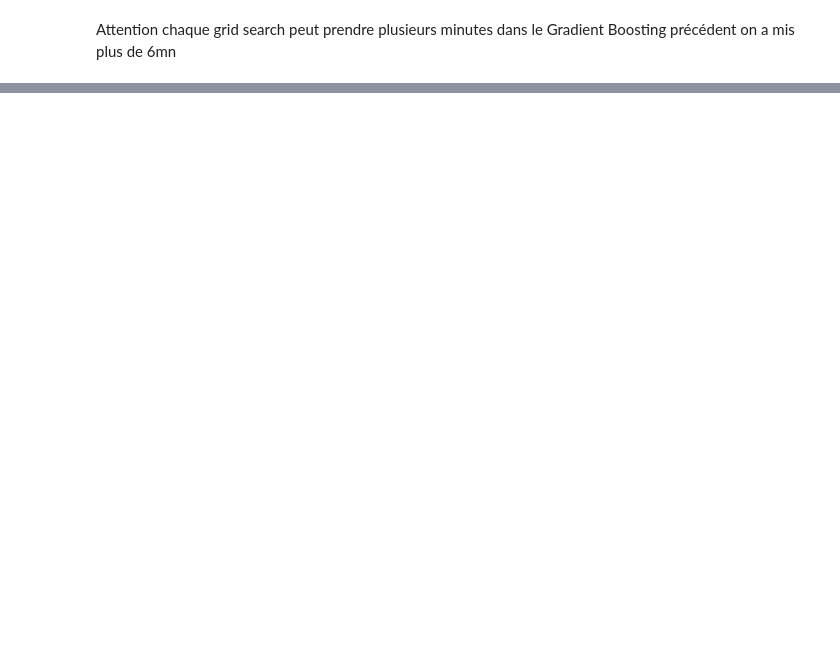
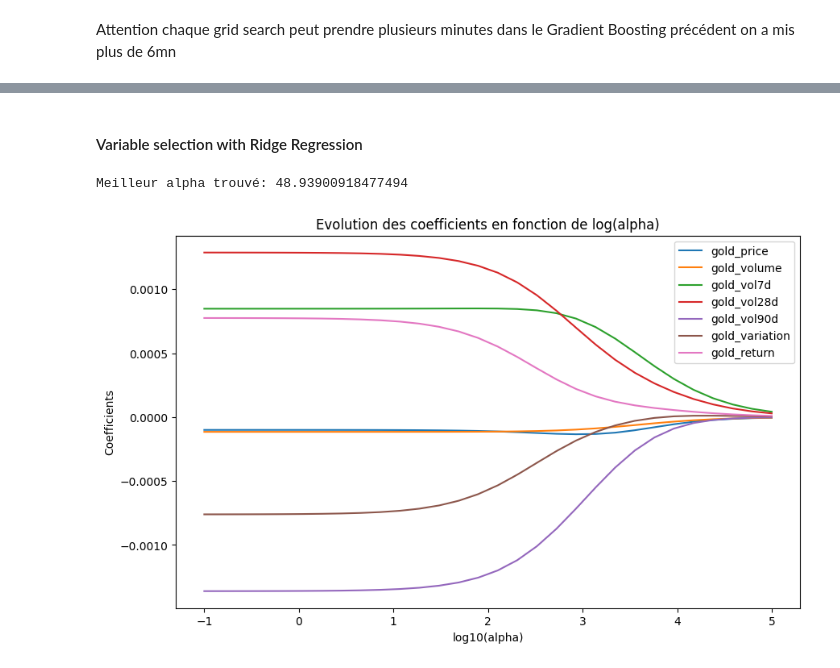
Before and after one commit to pafruchtenreich/ML_for_finance, a Jupyter notebook: notebook.ipynb, the cells around one changed output, grey strips where cells are left out. Cells and saved outputs as stored; diff of their text form; code cells hidden in the pictures; blank space fills up the shorter version.

```diff
--- a/notebook.ipynb
+++ b/notebook.ipynb
@@ -908,0 +967,60 @@ trading_strategy(predictions)
+# %% [markdown]
+#### Variable selection with Ridge Regression
+# %%
+from sklearn.preprocessing import StandardScaler
+from sklearn.linear_model import Ridge
+from sklearn.feature_selection import SelectFromModel
+from sklearn.model_selection import GridSearchCV
+
+# Séparation des données
+X = data[['gold_price', 'gold_volume', 'gold_vol7d', 'gold_vol28d', 'gold_vol90d', 'gold_variation', 'gold_return']]
+y = data['debt_delta']
+
+X_train, X_test, y_train, y_test = train_test_split(X, y, test_size=0.2, random_state=42)
+
+# Standardiser les données
+scaler = StandardScaler()
+X_train_scaled = scaler.fit_transform(X_train)
+X_test_scaled = scaler.transform(X_test)
+
+# Définir les valeurs possibles pour alpha (échelle logarithmique)
+alphas = np.logspace(-1, 5, 30)
+
+# Initialiser le modèle Ridge
+ridge = Ridge()
+
+# Utiliser GridSearchCV pour trouver le meilleur alpha
+param_grid = {'alpha': alphas}
+grid_search = GridSearchCV(ridge, param_grid, cv=5)
+grid_search.fit(X_train_scaled, y_train)
+
+# Meilleur alpha trouvé
+best_alpha = grid_search.best_params_['alpha']
+print(f"Meilleur alpha trouvé: {best_alpha}")
+
+# Entraîner le modèle Ridge avec le meilleur alpha
+ridge_best = Ridge(alpha=best_alpha)
+ridge_best.fit(X_train_scaled, y_train)
+
+# Sélectionner les caractéristiques basées sur le modèle Ridge
+selector = SelectFromModel(ridge_best, prefit=True)
+X_train_selected = selector.transform(X_train_scaled)
+
+# Plot de l'évolution de la significativité des régressions
+coefs = []
+for alpha in alphas:
+    ridge.set_params(alpha=alpha)
+    ridge.fit(X_train_scaled, y_train)
+    coefs.append(ridge.coef_)
+
+plt.figure(figsize=(10, 6))
+plt.plot(np.log10(alphas), coefs)
+plt.xlabel('log10(alpha)')
+plt.ylabel('Coefficients')
+plt.title('Evolution des coefficients en fonction de log(alpha)')
+plt.axis('tight')
+plt.legend(X.columns)
+plt.show()
+# %% [output]
+Meilleur alpha trouvé: 48.93900918477494
+[figure, added]
```
Also changed, not shown: parts of 14 cells of this notebook.
